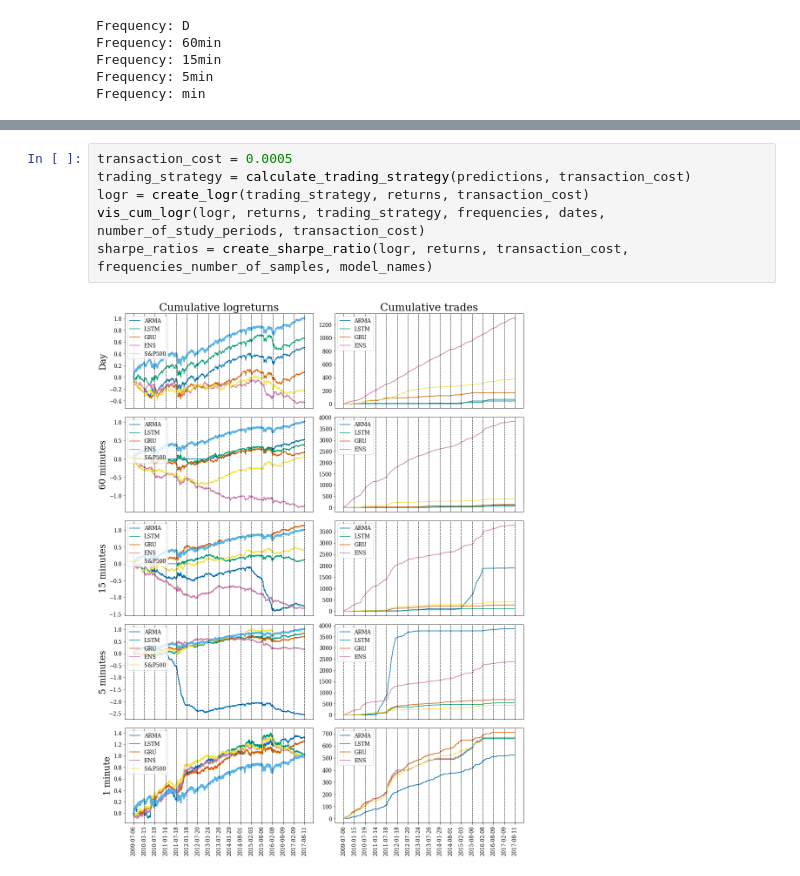
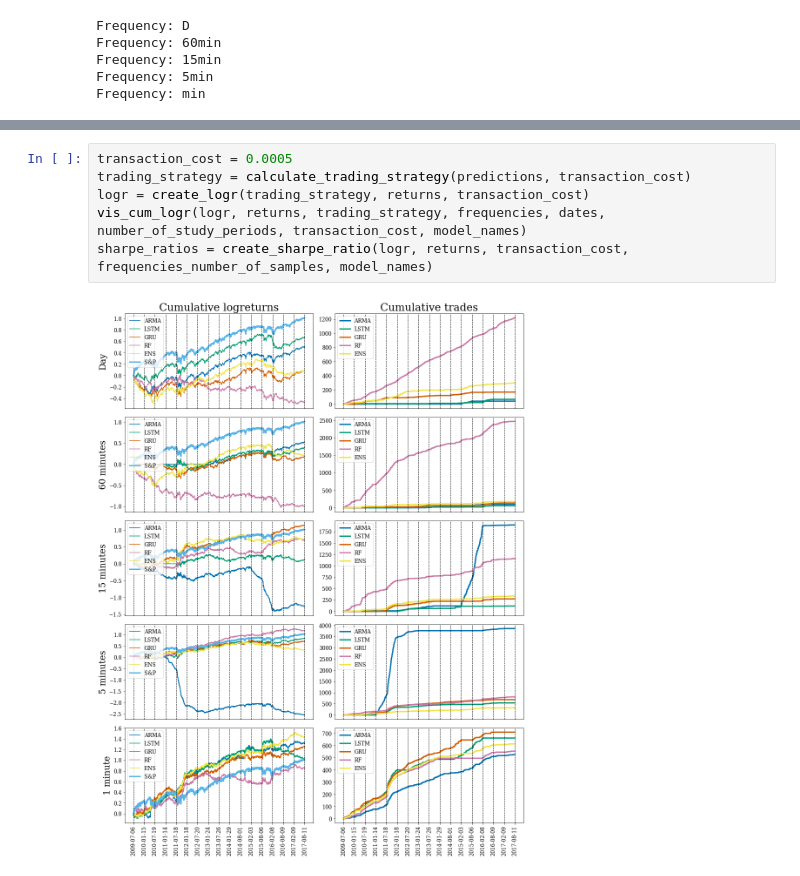
Before and after one commit to tillaczel/LSTM-GRU-RF-predicting-SP500, a Jupyter notebook: evaluate.ipynb, the cells around one changed output, grey strips where cells are left out. Cells and saved outputs as stored; diff of their text form.

```diff
--- a/evaluate.ipynb
+++ b/evaluate.ipynb
@@ -45,8 +45,8 @@ sharpe_ratios = create_sharpe_ratio(logr, returns, transaction_cost, frequencies
 # %%
 transaction_cost = 0.0005
 trading_strategy = calculate_trading_strategy(predictions, transaction_cost)
 logr = create_logr(trading_strategy, returns, transaction_cost)
-vis_cum_logr(logr, returns, trading_strategy, frequencies, dates, number_of_study_periods, transaction_cost)
+vis_cum_logr(logr, returns, trading_strategy, frequencies, dates, number_of_study_periods, transaction_cost, model_names)
 sharpe_ratios = create_sharpe_ratio(logr, returns, transaction_cost, frequencies_number_of_samples, model_names)
 # %% [output]
-[figure, old version]
+[figure, new version]
```
Also changed, not shown: parts of 3 cells of this notebook, 26 other files.
